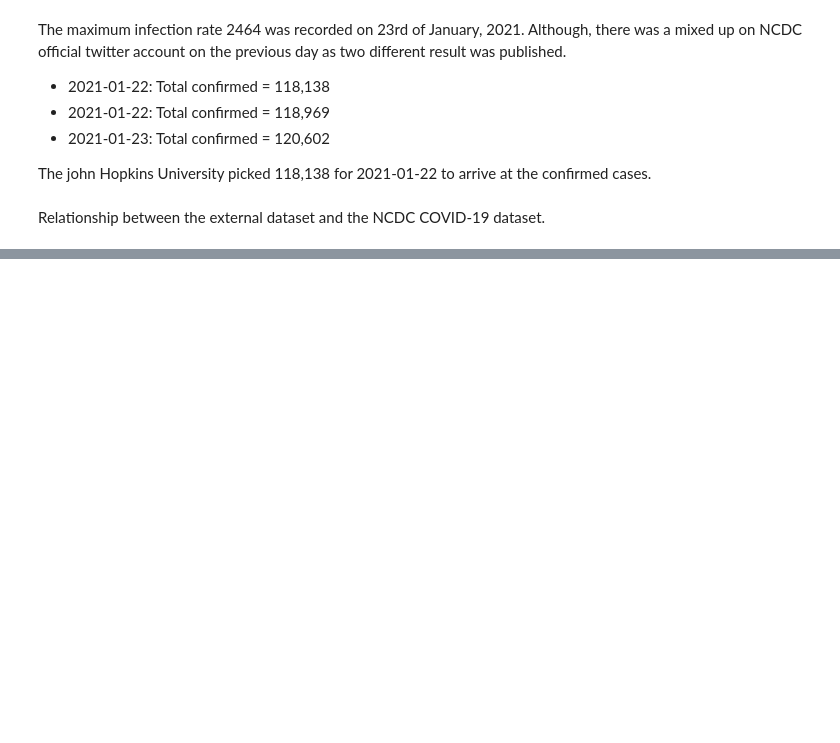
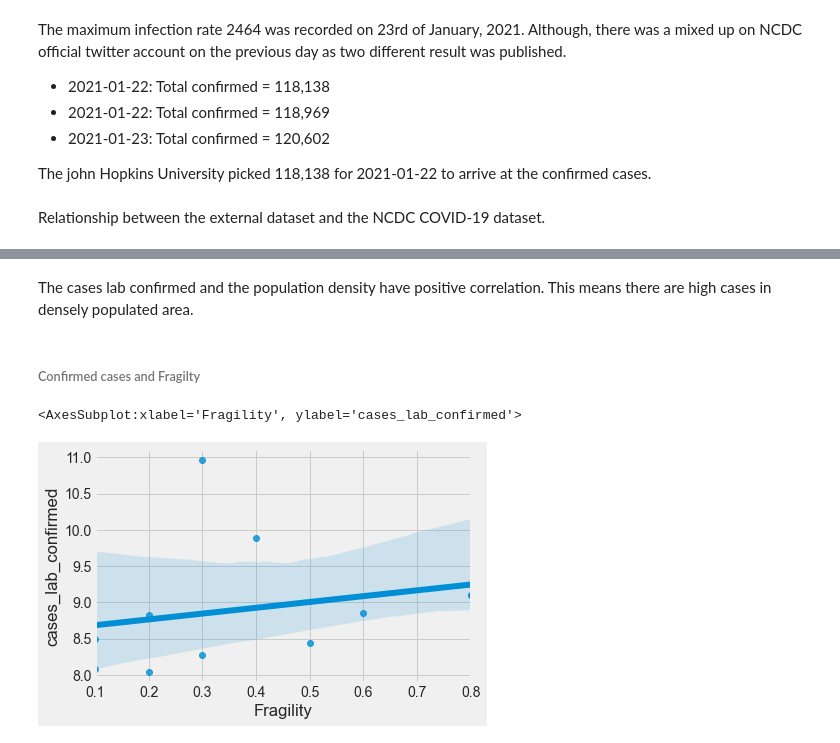
Before and after one commit to Tunji-L/-Nigeria-COVID-19-Data-Analysis-using-Python, a Jupyter notebook: Covid-19_Data_Analysis.ipynb, the cells around one changed output, grey strips where cells are left out. Drawn from its saved outputs; the diff is of its cells as text; code cells hidden in the pictures; blank space fills up the shorter version.

```diff
--- a/Covid-19_Data_Analysis.ipynb
+++ b/Covid-19_Data_Analysis.ipynb
@@ -448,0 +440,9 @@ plt.xticks(rotation=90)
+# %% [markdown]
+The cases lab confirmed and the population density have positive correlation. This means there are high cases in densely populated area.
+# %% [markdown]
+###### Confirmed cases and Fragilty
+# %%
+sns.regplot(df_tcases['Fragility'], np.log(df_tcases['cases_lab_confirmed']))
+# %% [output]
+<AxesSubplot:xlabel='Fragility', ylabel='cases_lab_confirmed'>
+[figure, added]
```
Also changed, not shown: parts of 72 cells of this notebook.
